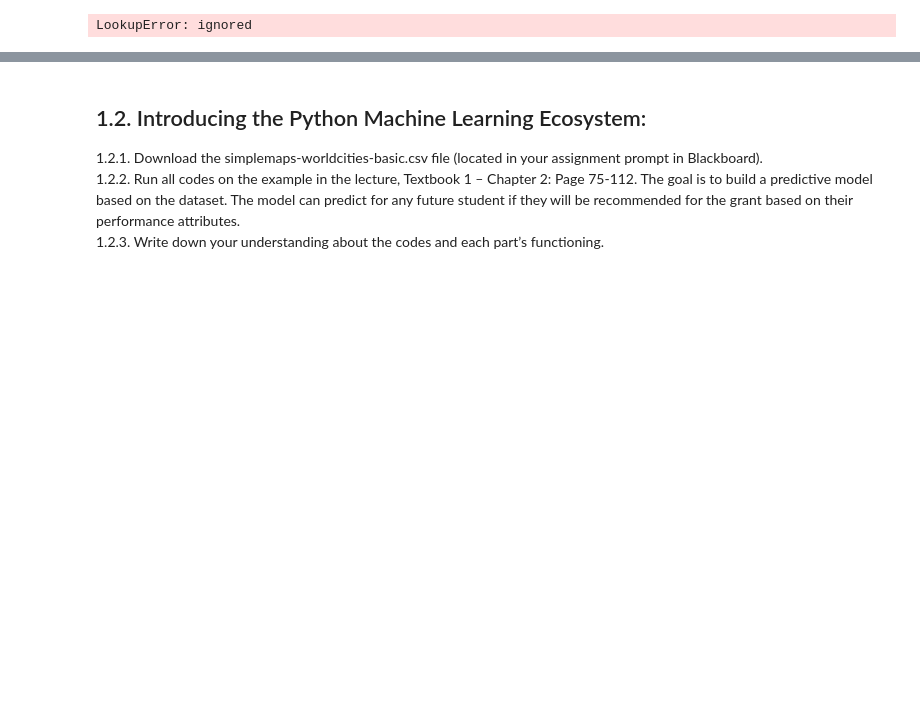
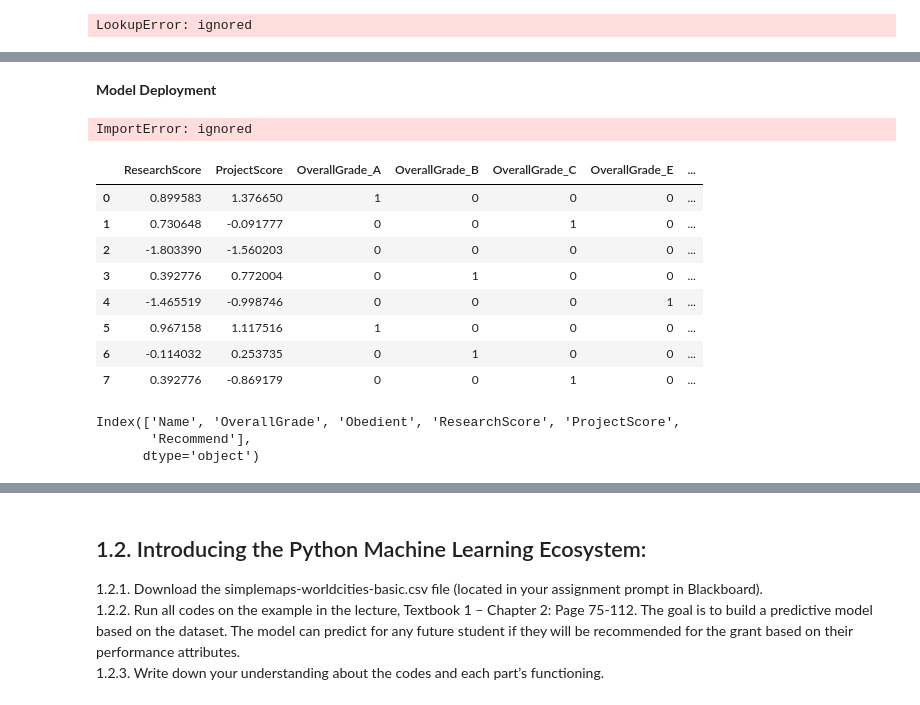
Before and after one commit to zachfreitas/ADS_504_Machine_Learning, a Jupyter notebook: Module_1/Assignment_1.ipynb, the cells around one changed output, grey strips where cells are left out. Saved outputs shown, nothing was run; the diff lists cells and outputs as text; code cells hidden in the pictures; blank space fills up the shorter version.

```diff
--- a/Module_1/Assignment_1.ipynb
+++ b/Module_1/Assignment_1.ipynb
@@ -214,2 +393,38 @@ sr_df = pd.read_csv('https://github.com/zachfreitas/ADS_504_Machine_Learning/raw
+# %% [markdown]
+**Model Deployment**
+# %%
+from sklearn.externals import joblib
+import os
+
+# save models to be deployed on your server
+if not os.path.exists('Model'):
+  os.mkdir('Model')
+if not os.path.exists('Scaler'):
+  os.mkdir('Scaler')
+
+# Create a pickle file
+# Pickling is a process of converting a Python object into a byte stream to store it in a file/database, maintain program state across sessions, or transport data over the network.
+joblib.dump(model, r'Model/model.pickle')
+joblib.dump(ss, r'Scaler/scaler.pickle')
+# %% [output]
+ImportError: ignored
+# %%
+training_features
+# %% [output]
+|  | ResearchScore | ProjectScore | OverallGrade_A | OverallGrade_B | OverallGrade_C | OverallGrade_E | ... |
+| 0 | 0.899583 | 1.376650 | 1 | 0 | 0 | 0 | ... |
+| 1 | 0.730648 | -0.091777 | 0 | 0 | 1 | 0 | ... |
+| 2 | -1.803390 | -1.560203 | 0 | 0 | 0 | 0 | ... |
+| 3 | 0.392776 | 0.772004 | 0 | 1 | 0 | 0 | ... |
+| 4 | -1.465519 | -0.998746 | 0 | 0 | 0 | 1 | ... |
+| 5 | 0.967158 | 1.117516 | 1 | 0 | 0 | 0 | ... |
+| 6 | -0.114032 | 0.253735 | 0 | 1 | 0 | 0 | ... |
+| 7 | 0.392776 | -0.869179 | 0 | 0 | 1 | 0 | ... |
+# %%
+sr_df.columns
+# %% [output]
+Index(['Name', 'OverallGrade', 'Obedient', 'ResearchScore', 'ProjectScore',
+       'Recommend'],
+      dtype='object')
 # %%
 sr_df.columns
```
Also changed, not shown: parts of 33 cells of this notebook.
